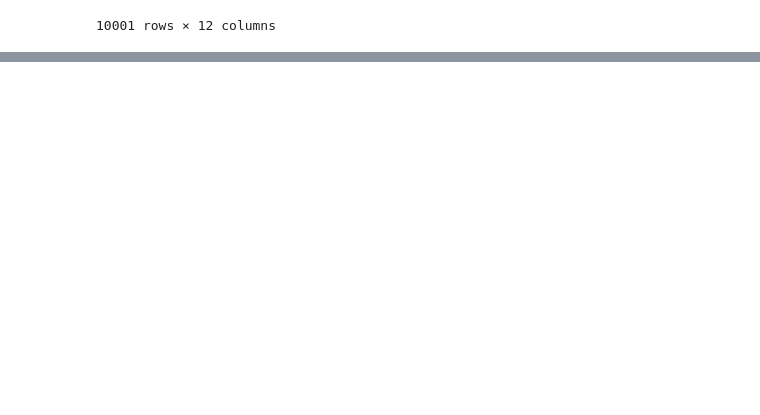
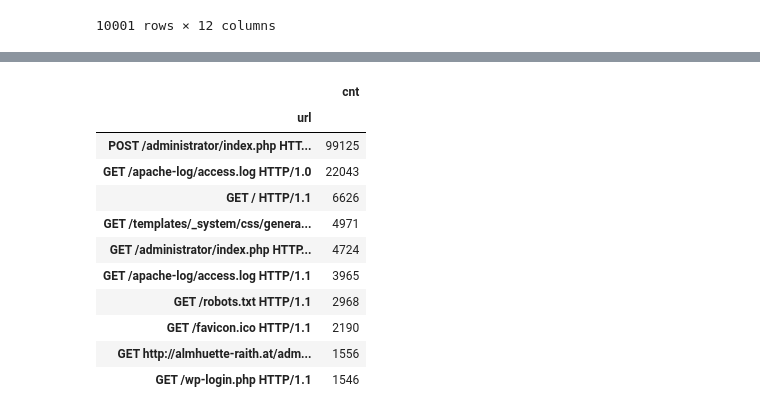
Before and after one commit to Trickster2038/BmstuDocs5, a Jupyter notebook: технопарк/logs_hw/python/jupyter/sketch1.ipynb, the cells around one changed output, grey strips where cells are left out. Drawn from its saved outputs; the diff is of its cells as text; code cells hidden in the pictures; blank space fills up the shorter version.

```diff
--- a/технопарк/logs_hw/python/jupyter/sketch1.ipynb
+++ b/технопарк/logs_hw/python/jupyter/sketch1.ipynb
@@ -69,0 +109,18 @@ df3
+# %%
+df_urls["cnt"] = 0
+df_urls_g = pd.DataFrame(df_urls.groupby(by=["url"]).count())
+df_urls_g.sort_values("cnt", ascending=False).head(10)
+# df_urls_g.head(10)
+# %% [output]
+|  | cnt |
+| url |  |
+| POST /administrator/index.php HTT... | 99125 |
+| GET /apache-log/access.log HTTP/1.0 | 22043 |
+| GET / HTTP/1.1 | 6626 |
+| GET /templates/_system/css/genera... | 4971 |
+| GET /administrator/index.php HTTP... | 4724 |
+| GET /apache-log/access.log HTTP/1.1 | 3965 |
+| GET /robots.txt HTTP/1.1 | 2968 |
+| GET /favicon.ico HTTP/1.1 | 2190 |
+| GET http://almhuette-raith.at/adm... | 1556 |
+| GET /wp-login.php HTTP/1.1 | 1546 |
```
Also changed, not shown: parts of 8 cells of this notebook.
